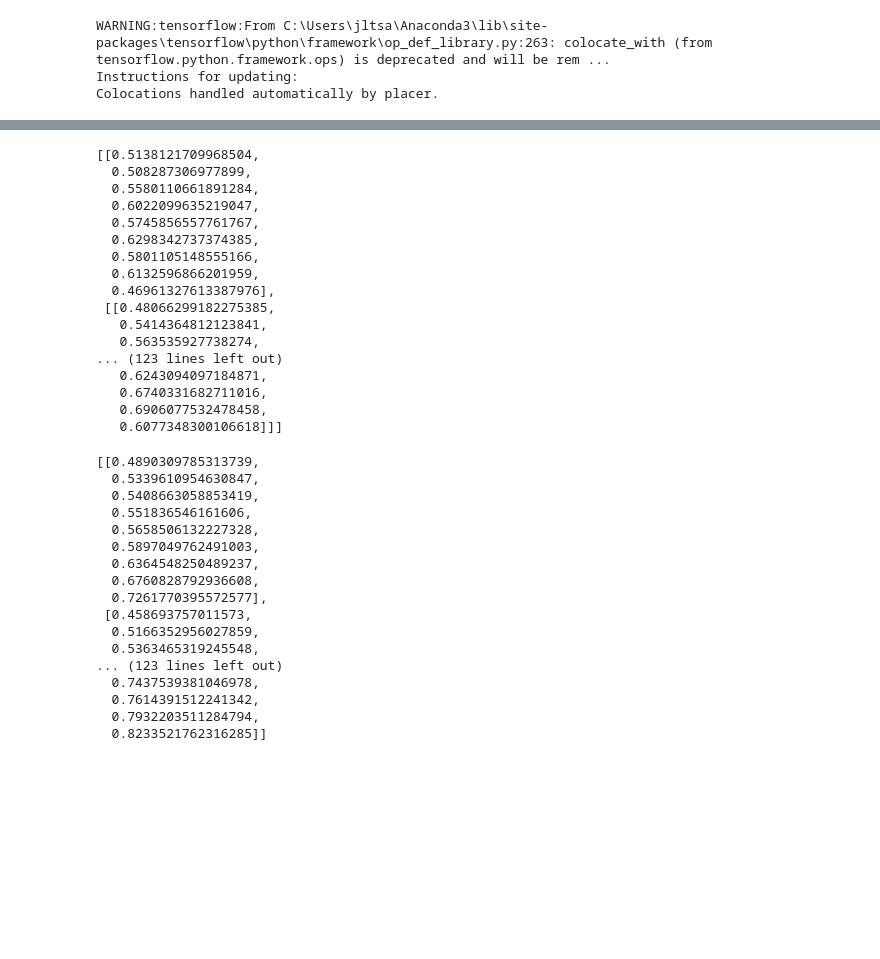
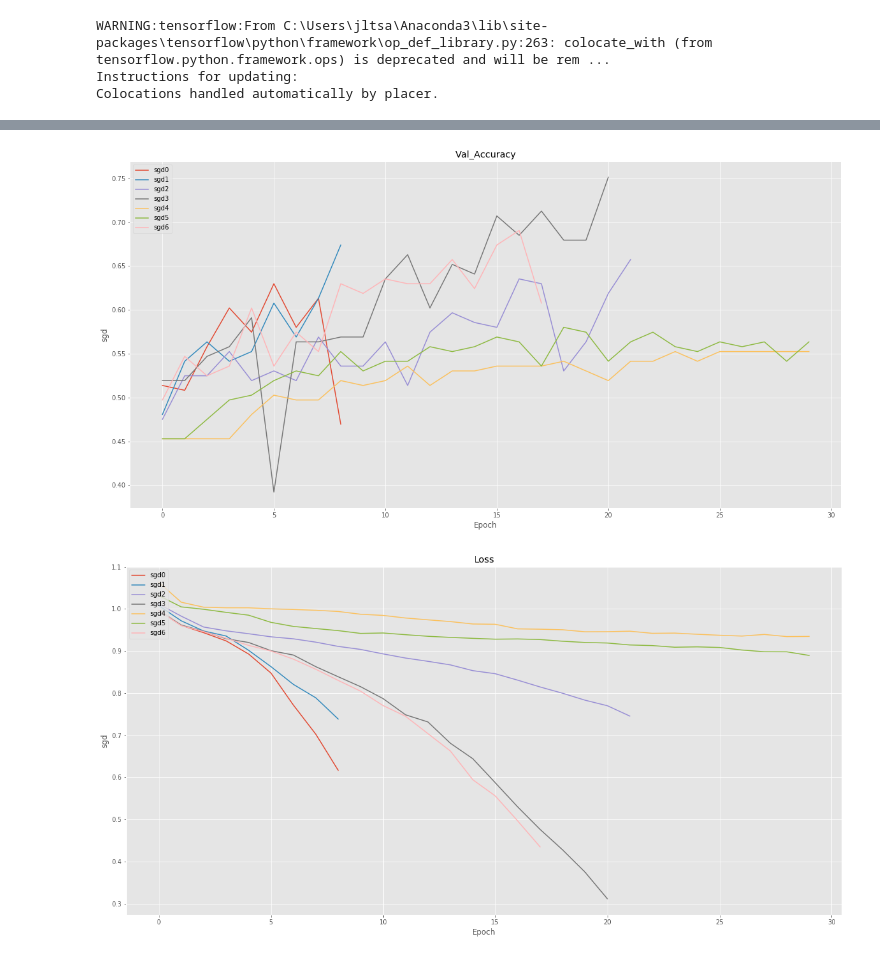
Before and after one commit to jltsao88/Capstone_Project_2, a Jupyter notebook: 05_Tuning_Optimizer.ipynb, the cells around one changed output, grey strips where cells are left out. Drawn from its saved outputs; the diff is of its cells as text; code cells hidden in the pictures; blank space fills up the shorter version.

```diff
--- a/05_Tuning_Optimizer.ipynb
+++ b/05_Tuning_Optimizer.ipynb
@@ -295 +232,10 @@ plt.legend(loc='upper left')
+# %%
+with open('metrics\\'+'acc.pickle', 'rb') as file:
+    acc = pickle.load(file)
+with open('metrics\\'+'val_acc.pickle', 'rb') as file:
+    val_acc = pickle.load(file)
+with open('metrics\\'+'loss.pickle', 'rb') as file:
+    loss = pickle.load(file)
+with open('metrics\\'+'val_loss.pickle', 'rb') as file:
+    val_loss = pickle.load(file)
 # %%
@@ -344,44 +245,8 @@ e
-# %%
-with open('metrics\\'+'val_acc.pickle', 'rb') as file:
-    e = pickle.load(file)
-e
-# %% [output]
-[[0.5138121709968504,
-  0.508287306977899,
-  0.5580110661891284,
-  0.6022099635219047,
-  0.5745856557761767,
-  0.6298342737374385,
-  0.5801105148555166,
-  0.6132596866201959,
-  0.46961327613387976],
- [[0.48066299182275385,
-   0.5414364812123841,
-   0.563535927738274,
-... (123 lines left out)
-   0.6243094097184871,
-   0.6740331682711016,
-   0.6906077532478458,
-   0.6077348300106618]]]
-# %%
-with open('metrics\\'+'acc.pickle', 'rb') as file:
-    g = pickle.load(file)
-g
-# %% [output]
-[[0.4890309785313739,
-  0.5339610954630847,
-  0.5408663058853419,
-  0.551836546161606,
-  0.5658506132227328,
-  0.5897049762491003,
-  0.6364548250489237,
-  0.6760828792936608,
-  0.7261770395572577],
- [0.458693757011573,
-  0.5166352956027859,
-  0.5363465319245548,
-... (123 lines left out)
-  0.7437539381046978,
-  0.7614391512241342,
-  0.7932203511284794,
-  0.8233521762316285]]
+# %%
+plot_metric(val_acc, "sgd", title="Val_Accuracy", save=False, path=None, save_as=None)
+# %% [output]
+[figure, added]
+# %%
+plot_metric(loss, "sgd", title="Loss", save=False, path=None, save_as=None)
+# %% [output]
+[figure, added]
```
Also changed, not shown: parts of 24 cells of this notebook.
